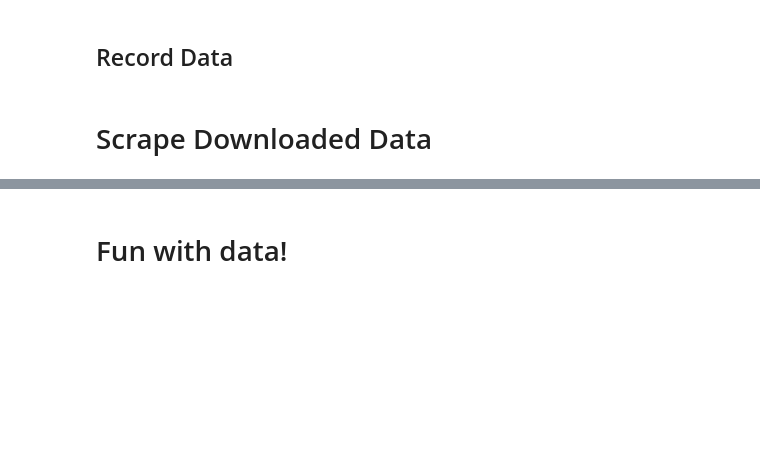
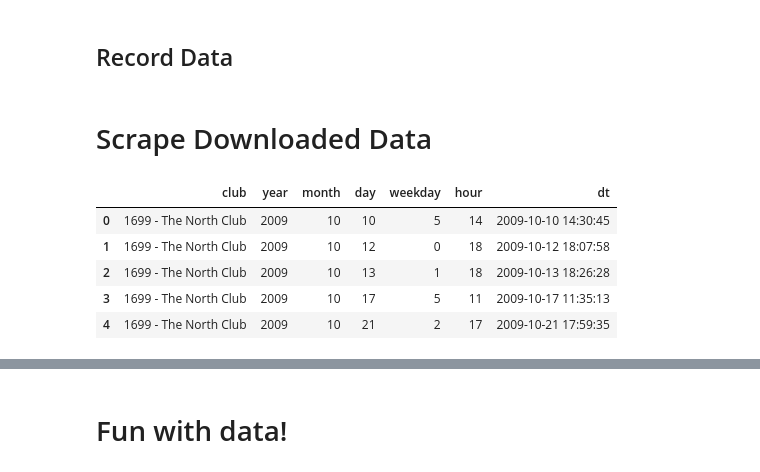
Before and after one commit to jrm5100/GymVisits, a Jupyter notebook: GymVisits.ipynb, the cells around one changed output, grey strips where cells are left out. Cells and saved outputs as stored; diff of their text form; code cells hidden in the pictures; blank space fills up the shorter version.

```diff
--- a/GymVisits.ipynb
+++ b/GymVisits.ipynb
@@ -175,17 +174,37 @@ plt.style.use('ggplot')
 # %%
 #Checkins
 with open('Checkins.html', 'r') as f:
     soup = BeautifulSoup(f)
 
 df = {'club':[],'time':[]}
 for record in [rec for rec in soup.find_all('tr') if len(rec.find_all('span'))==5]:
     club, _, time, _, alerts = [rec.text for rec in record.find_all('span')]
     df['club'].append(club)
     df['time'].append(datetime.datetime.strptime(time, '%m/%d/%Y %I:%M:%S %p'))
 
 df = pd.DataFrame(df)
 df['club'] = pd.Categorical(df['club'])
-data_visits = df['time']
+
+#More reasonable format
+data_visits = pd.DataFrame()
+data_visits['club'] = pd.Categorical(df['club'])
+data_visits['year'] = df['time'].dt.year
+data_visits['month'] = df['time'].dt.month
+data_visits['day'] = df['time'].dt.day
+data_visits['weekday'] = df['time'].dt.weekday
+data_visits['hour'] = df['time'].dt.hour
+data_visits['dt'] = df['time']
+
+data_visits = data_visits.sort('dt').reset_index(drop=True) #Sort from earliest and re-index
+
+data_visits.head()
+# %% [output]
+|  | club | year | month | day | weekday | hour | dt |
+| 0 | 1699 - The North Club | 2009 | 10 | 10 | 5 | 14 | 2009-10-10 14:30:45 |
+| 1 | 1699 - The North Club | 2009 | 10 | 12 | 0 | 18 | 2009-10-12 18:07:58 |
+| 2 | 1699 - The North Club | 2009 | 10 | 13 | 1 | 18 | 2009-10-13 18:26:28 |
+| 3 | 1699 - The North Club | 2009 | 10 | 17 | 5 | 11 | 2009-10-17 11:35:13 |
+| 4 | 1699 - The North Club | 2009 | 10 | 21 | 2 | 17 | 2009-10-21 17:59:35 |
 # %%
 #Payments
 with open('Payments.html', 'r') as f:
```
Also changed, not shown: parts of 11 cells of this notebook.
